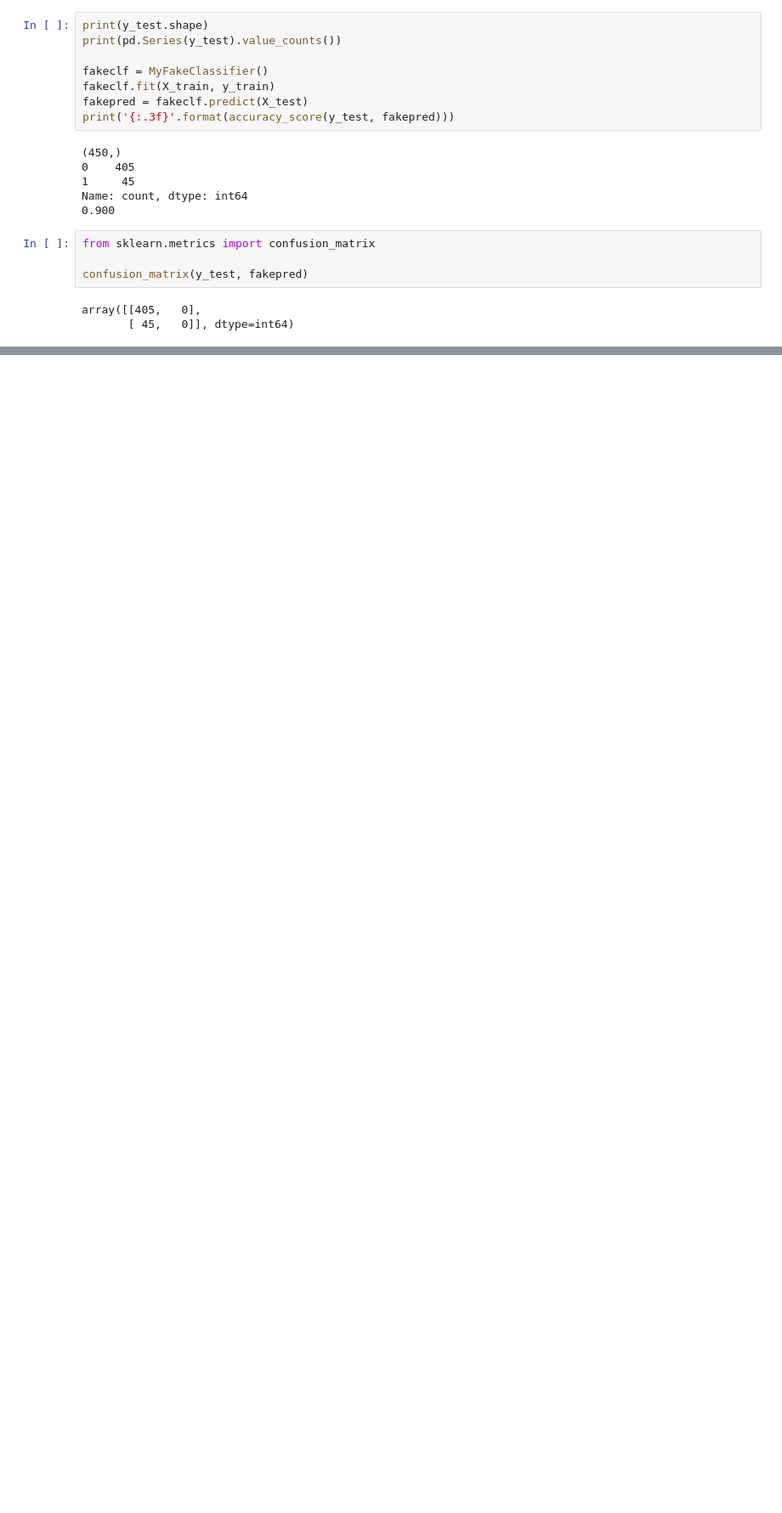
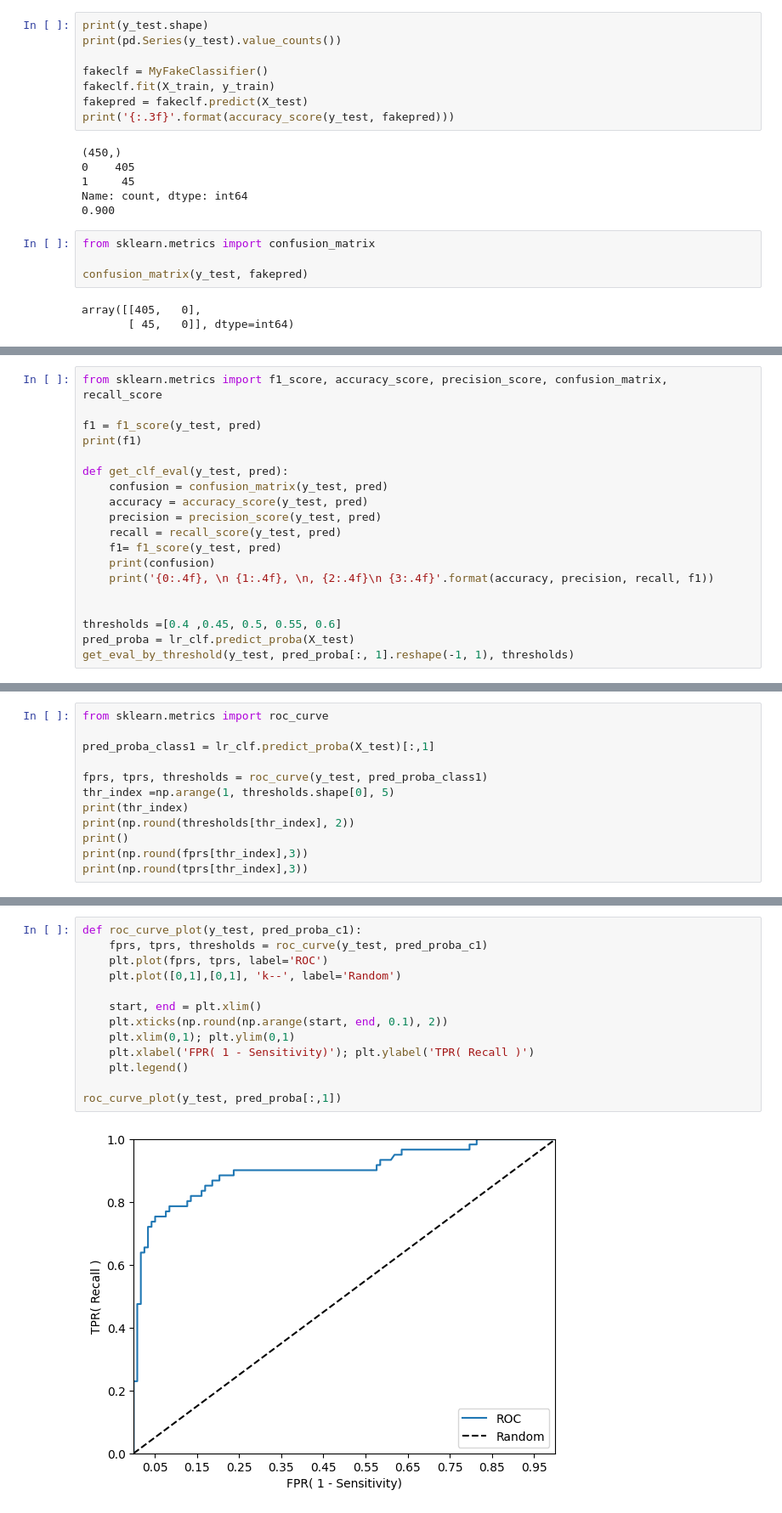
Before and after one commit to JunseokLee3/self_study, a Jupyter notebook: coding test/과제티스트 준비/1회독/3.ipynb, the cells around one changed output, grey strips where cells are left out. Shown: that part at 85% size. Drawn from its saved outputs; the diff is of its cells as text; blank space fills up the shorter version.

```diff
--- a/coding test/과제티스트 준비/1회독/3.ipynb
+++ b/coding test/과제티스트 준비/1회독/3.ipynb
@@ -106,0 +343,19 @@ from sklearn.metrics import accuracy_score, precision_score, recall_score, confu
+# %%
+from sklearn.metrics import f1_score, accuracy_score, precision_score, confusion_matrix, recall_score
+
+f1 = f1_score(y_test, pred)
+print(f1)
+
+def get_clf_eval(y_test, pred):
+    confusion = confusion_matrix(y_test, pred)
+    accuracy = accuracy_score(y_test, pred)
+    precision = precision_score(y_test, pred)
+    recall = recall_score(y_test, pred)
+    f1= f1_score(y_test, pred)
+    print(confusion)
+    print('{0:.4f}, \n {1:.4f}, \n, {2:.4f}\n {3:.4f}'.format(accuracy, precision, recall, f1))
+
+
+thresholds =[0.4 ,0.45, 0.5, 0.55, 0.6]
+pred_proba = lr_clf.predict_proba(X_test)
+get_eval_by_threshold(y_test, pred_proba[:, 1].reshape(-1, 1), thresholds)
@@ -106,0 +380,12 @@ from sklearn.metrics import accuracy_score, precision_score, recall_score, confu
+# %%
+from sklearn.metrics import roc_curve
+
+pred_proba_class1 = lr_clf.predict_proba(X_test)[:,1]
+
+fprs, tprs, thresholds = roc_curve(y_test, pred_proba_class1)
+thr_index =np.arange(1, thresholds.shape[0], 5)
+print(thr_index)
+print(np.round(thresholds[thr_index], 2))
+print()
+print(np.round(fprs[thr_index],3))
+print(np.round(tprs[thr_index],3))
@@ -106,0 +398,15 @@ from sklearn.metrics import accuracy_score, precision_score, recall_score, confu
+# %%
+def roc_curve_plot(y_test, pred_proba_c1):
+    fprs, tprs, thresholds = roc_curve(y_test, pred_proba_c1)
+    plt.plot(fprs, tprs, label='ROC')
+    plt.plot([0,1],[0,1], 'k--', label='Random')
+
+    start, end = plt.xlim()
+    plt.xticks(np.round(np.arange(start, end, 0.1), 2))
+    plt.xlim(0,1); plt.ylim(0,1)
+    plt.xlabel('FPR( 1 - Sensitivity)'); plt.ylabel('TPR( Recall )')
+    plt.legend()
+
+roc_curve_plot(y_test, pred_proba[:,1])
+# %% [output]
+[figure, added]
```
Also changed, not shown: parts of 27 cells of this notebook, 1 other file.
